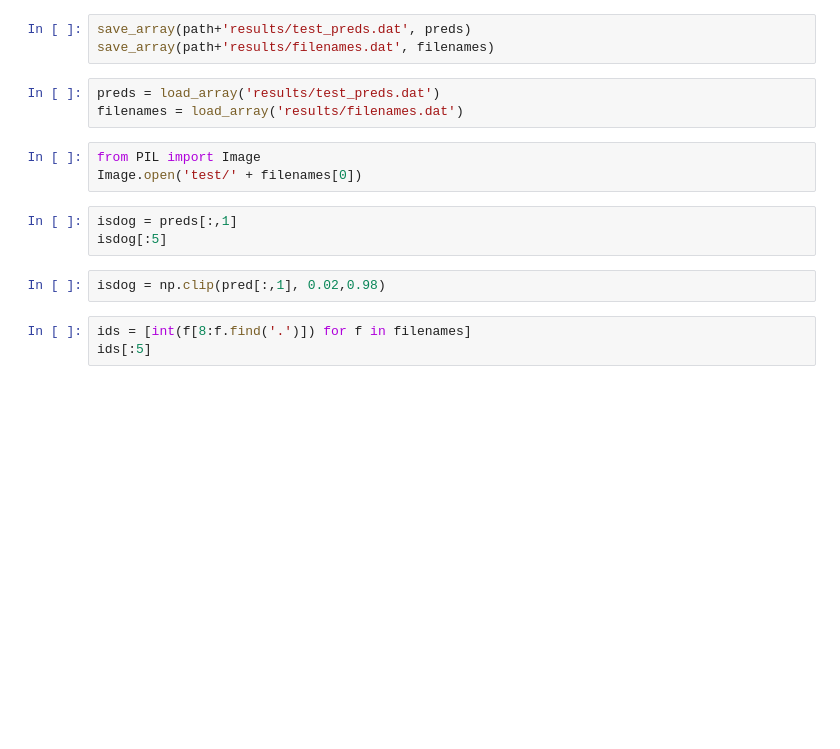
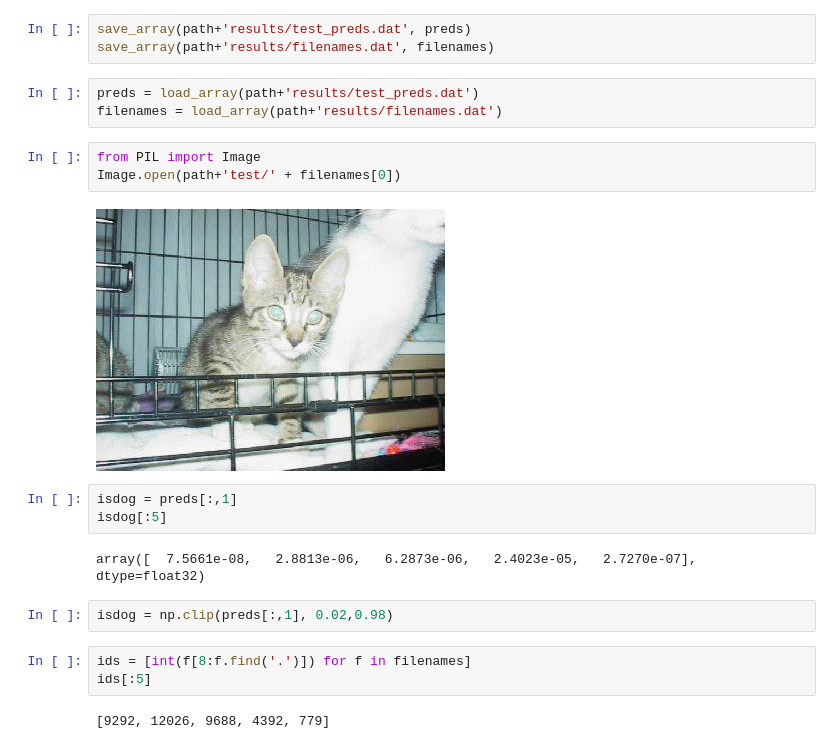
Before and after one commit to RiccardoGrin/Fastai, a Jupyter notebook: nbs/Kaggle_Submission.ipynb, the cells around one changed output. Saved outputs shown, nothing was run; the diff lists cells and outputs as text; blank space fills up the shorter version.

```diff
--- a/nbs/Kaggle_Submission.ipynb
+++ b/nbs/Kaggle_Submission.ipynb
@@ -86,19 +137,25 @@ filenames = batches.filenames
 save_array(path+'results/test_preds.dat', preds)
 save_array(path+'results/filenames.dat', filenames)
 # %%
-preds = load_array('results/test_preds.dat')
-filenames = load_array('results/filenames.dat')
+preds = load_array(path+'results/test_preds.dat')
+filenames = load_array(path+'results/filenames.dat')
 # %%
 from PIL import Image
-Image.open('test/' + filenames[0])
+Image.open(path+'test/' + filenames[0])
+# %% [output]
+[figure, added]
 # %%
 isdog = preds[:,1]
 isdog[:5]
+# %% [output]
+array([  7.5661e-08,   2.8813e-06,   6.2873e-06,   2.4023e-05,   2.7270e-07], dtype=float32)
 # %%
-isdog = np.clip(pred[:,1], 0.02,0.98)
+isdog = np.clip(preds[:,1], 0.02,0.98)
 # %%
 ids = [int(f[8:f.find('.')]) for f in filenames]
 ids[:5]
+# %% [output]
+[9292, 12026, 9688, 4392, 779]
 # %%
 subm = np.stack([ids, isdog], axis=1)
 subm[:5]
```
Also changed, not shown: parts of 47 cells of this notebook, 2 other files.
